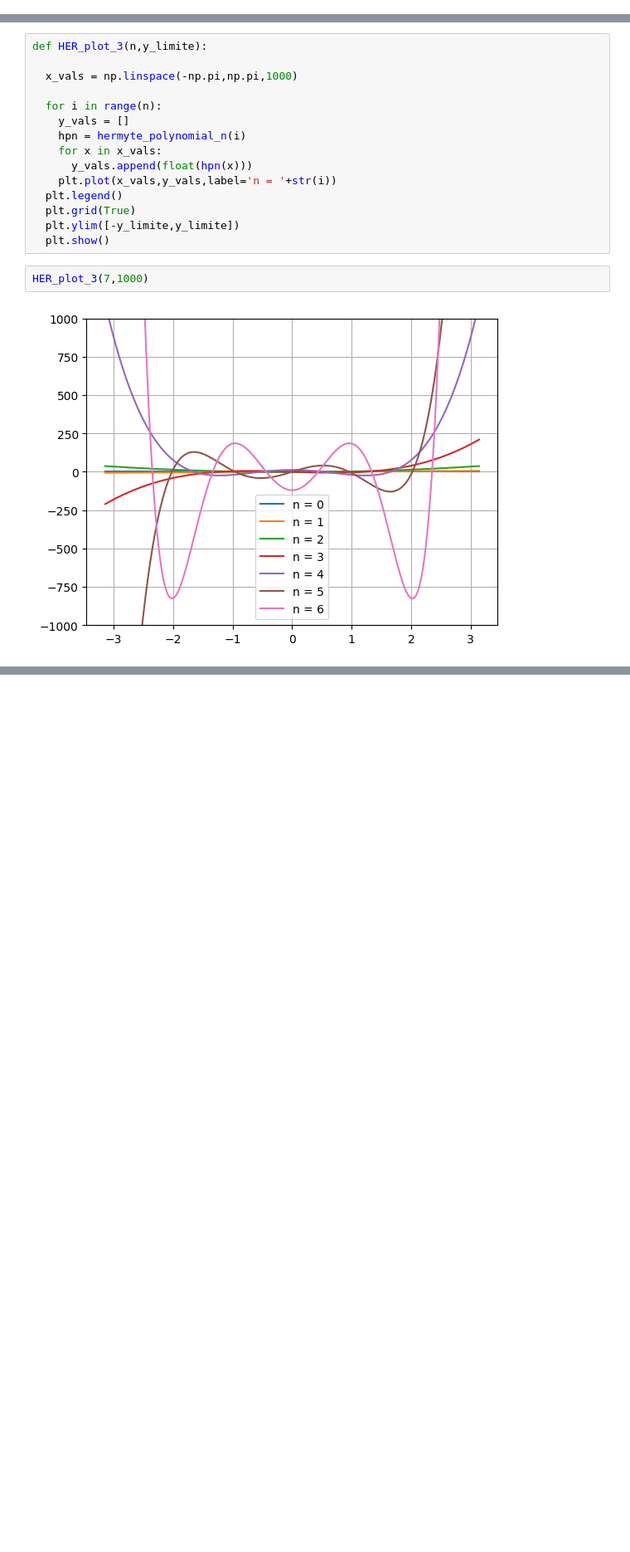
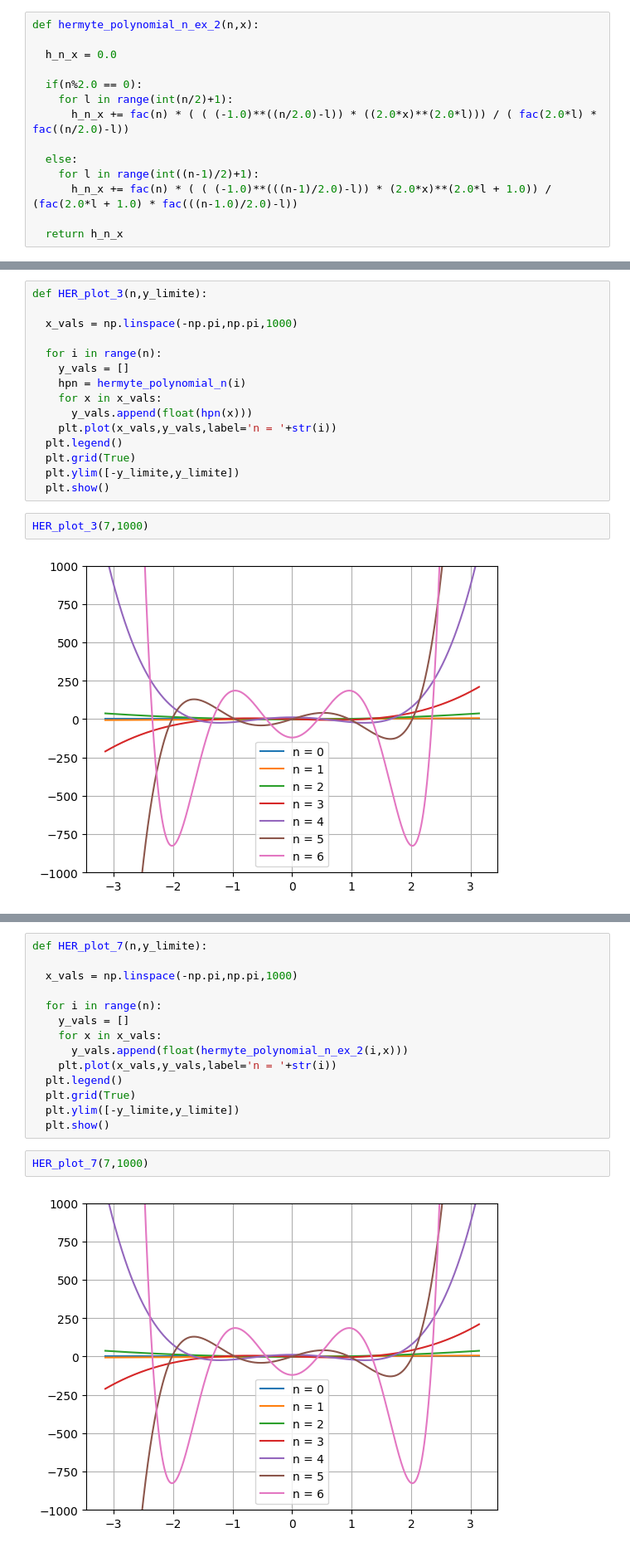
Before and after one commit to matheus123deimos/Quantum_Studies_Rep, a Jupyter notebook: Hermite_Polynomials_with_CUDA/Hermite_Polynomial.ipynb, the cells around one changed output, grey strips where cells are left out. Shown at 83% size. Cells and saved outputs as stored; diff of their text form; blank space fills up the shorter version.

```diff
--- a/Hermite_Polynomials_with_CUDA/Hermite_Polynomial.ipynb
+++ b/Hermite_Polynomials_with_CUDA/Hermite_Polynomial.ipynb
@@ -21,3 +36,17 @@ def hermyte_polynomial_n(n):
+# %%
+def hermyte_polynomial_n_ex_2(n,x):
+
+  h_n_x = 0.0
+
+  if(n%2.0 == 0):
+    for l in range(int(n/2)+1):
+      h_n_x += fac(n) * ( ( (-1.0)**((n/2.0)-l)) * ((2.0*x)**(2.0*l))) / ( fac(2.0*l) * fac((n/2.0)-l))
+
+  else:
+    for l in range(int((n-1)/2)+1):
+      h_n_x += fac(n) * ( ( (-1.0)**(((n-1)/2.0)-l)) * (2.0*x)**(2.0*l + 1.0)) / (fac(2.0*l + 1.0) * fac(((n-1.0)/2.0)-l))
+
+  return h_n_x
 # %% [markdown]
 ## Plot Hermite Polynomial
 # %%
@@ -98,0 +169,18 @@ HER_plot_4(7,1000)
+# %%
+def HER_plot_7(n,y_limite):
+
+  x_vals = np.linspace(-np.pi,np.pi,1000)
+
+  for i in range(n):
+    y_vals = []
+    for x in x_vals:
+      y_vals.append(float(hermyte_polynomial_n_ex_2(i,x)))
+    plt.plot(x_vals,y_vals,label='n = '+str(i))
+  plt.legend()
+  plt.grid(True)
+  plt.ylim([-y_limite,y_limite])
+  plt.show()
+# %%
+HER_plot_7(7,1000)
+# %% [output]
+[figure, added]
```
Also changed, not shown: parts of 23 cells of this notebook.
